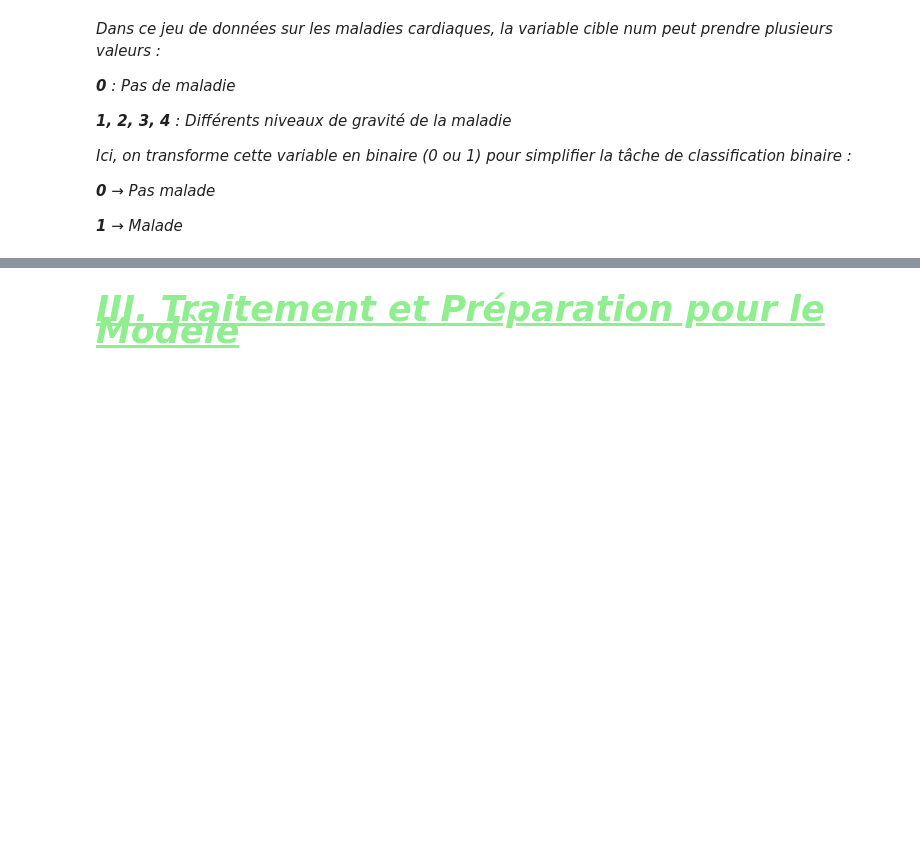
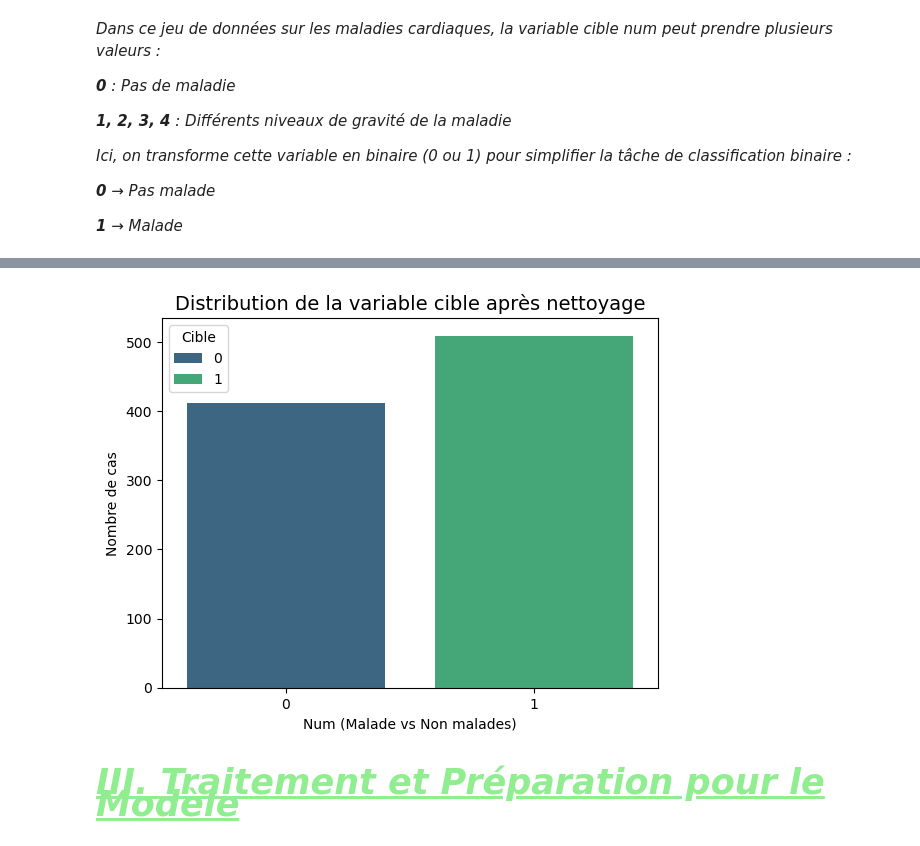
Before and after one commit to MMansourBa/Prediction-des-maladies-cardiaques, a Jupyter notebook: PROJET_ML.ipynb, the cells around one changed output, grey strips where cells are left out. Cells and saved outputs as stored; diff of their text form; code cells hidden in the pictures; blank space fills up the shorter version.

```diff
--- a/PROJET_ML.ipynb
+++ b/PROJET_ML.ipynb
@@ -250,3 +268,13 @@ Aperçu du dataset après transformation :
+# %%
+# Distribution de la variable cible
+sns.countplot(x='num', data=df, hue='num', palette='viridis')
+plt.title("Distribution de la variable cible après nettoyage", fontsize=14)
+plt.xlabel("Num (Malade vs Non malades)")
+plt.ylabel("Nombre de cas")
+plt.legend(title='Cible')
+plt.show()
+# %% [output]
+[figure, added]
 # %% [markdown]
 ***<p style="color:#90EE90; font-style:italic; font-size:35px; text-decoration:underline;">III. Traitement et Préparation pour le Modèle</p>***
 # %% [markdown]
```
Also changed, not shown: parts of 41 cells of this notebook, 1 other file.
